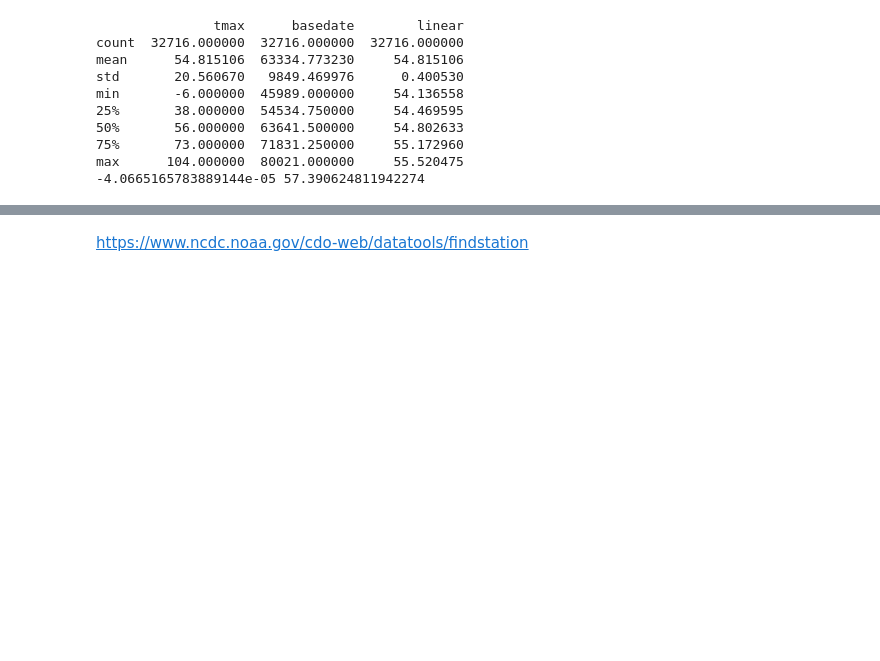
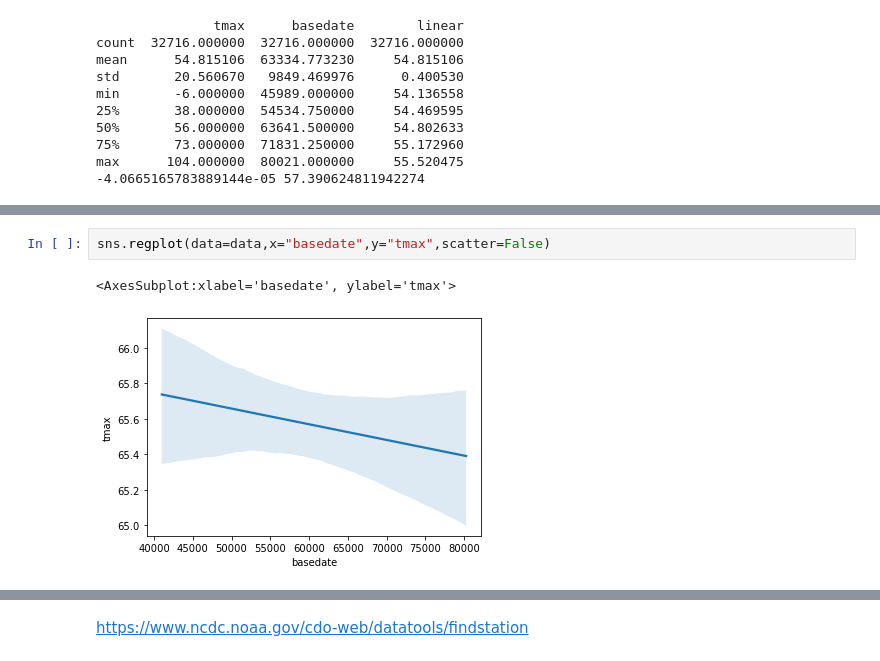
Before and after one commit to robertchase/jupyter, a Jupyter notebook: notebooks/bangor.ipynb, the cells around one changed output, grey strips where cells are left out. Drawn from its saved outputs; the diff is of its cells as text; blank space fills up the shorter version.

```diff
--- a/notebooks/bangor.ipynb
+++ b/notebooks/bangor.ipynb
@@ -32,0 +76,5 @@ max      104.000000  80021.000000     55.520475
+# %%
+sns.regplot(data=data,x="basedate",y="tmax",scatter=False)
+# %% [output]
+<AxesSubplot:xlabel='basedate', ylabel='tmax'>
+[figure, added]
```
Also changed, not shown: parts of 12 cells of this notebook, 13 other files.
